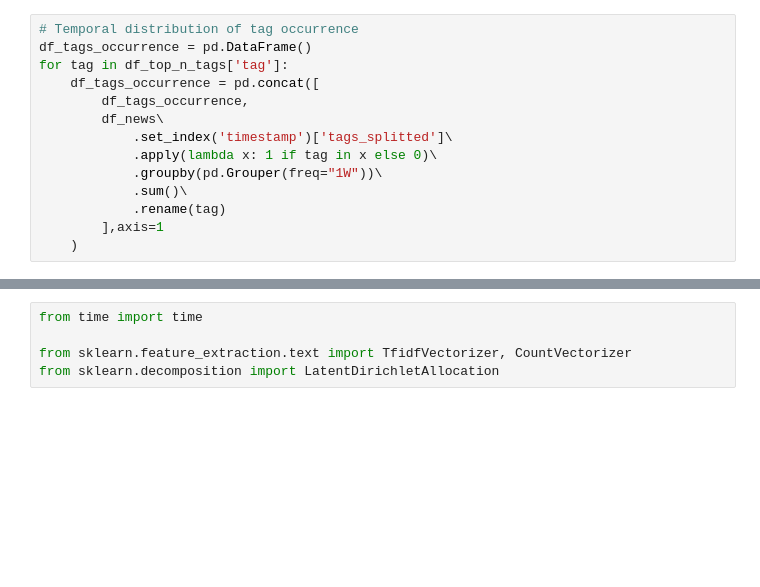
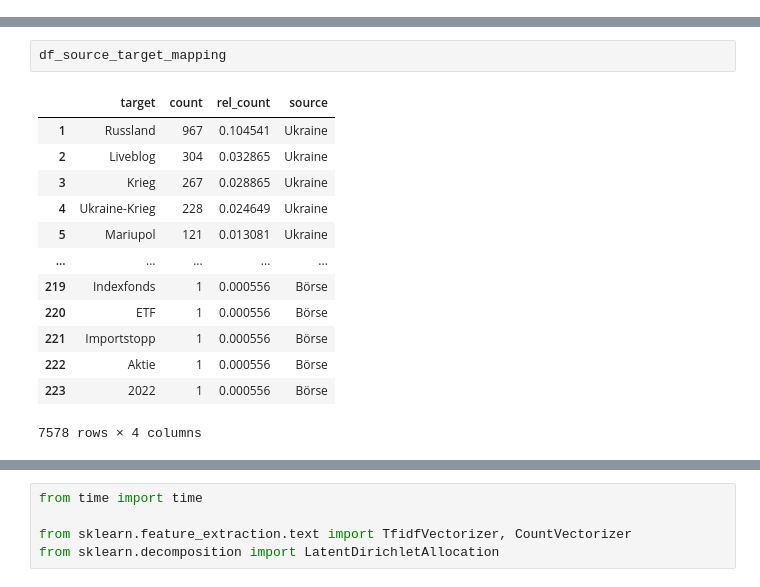
Before and after one commit to TheFerry10/financial-scraping, a Jupyter notebook: 02-tagesschau-tags-topic-modeling.ipynb, the cells around one changed output, grey strips where cells are left out. Drawn from its saved outputs; the diff is of its cells as text; blank space fills up the shorter version.

```diff
--- a/02-tagesschau-tags-topic-modeling.ipynb
+++ b/02-tagesschau-tags-topic-modeling.ipynb
@@ -113,14 +0,0 @@ sns.barplot(
-# %%
-# Temporal distribution of tag occurrence
-df_tags_occurrence = pd.DataFrame()
-for tag in df_top_n_tags['tag']:
-    df_tags_occurrence = pd.concat([
-        df_tags_occurrence,
-        df_news\
-            .set_index('timestamp')['tags_splitted']\
-            .apply(lambda x: 1 if tag in x else 0)\
-            .groupby(pd.Grouper(freq="1W"))\
-            .sum()\
-            .rename(tag)
-        ],axis=1
-    )
@@ -159,0 +72,16 @@ correlation_pairs_spearman
+# %%
+df_source_target_mapping
+# %% [output]
+|  | target | count | rel_count | source |
+| 1 | Russland | 967 | 0.104541 | Ukraine |
+| 2 | Liveblog | 304 | 0.032865 | Ukraine |
+| 3 | Krieg | 267 | 0.028865 | Ukraine |
+| 4 | Ukraine-Krieg | 228 | 0.024649 | Ukraine |
+| 5 | Mariupol | 121 | 0.013081 | Ukraine |
+| ... | ... | ... | ... | ... |
+| 219 | Indexfonds | 1 | 0.000556 | Börse |
+| 220 | ETF | 1 | 0.000556 | Börse |
+| 221 | Importstopp | 1 | 0.000556 | Börse |
+| 222 | Aktie | 1 | 0.000556 | Börse |
+| 223 | 2022 | 1 | 0.000556 | Börse |
+7578 rows × 4 columns
```
Also changed, not shown: parts of 58 cells of this notebook, 1 other file.
